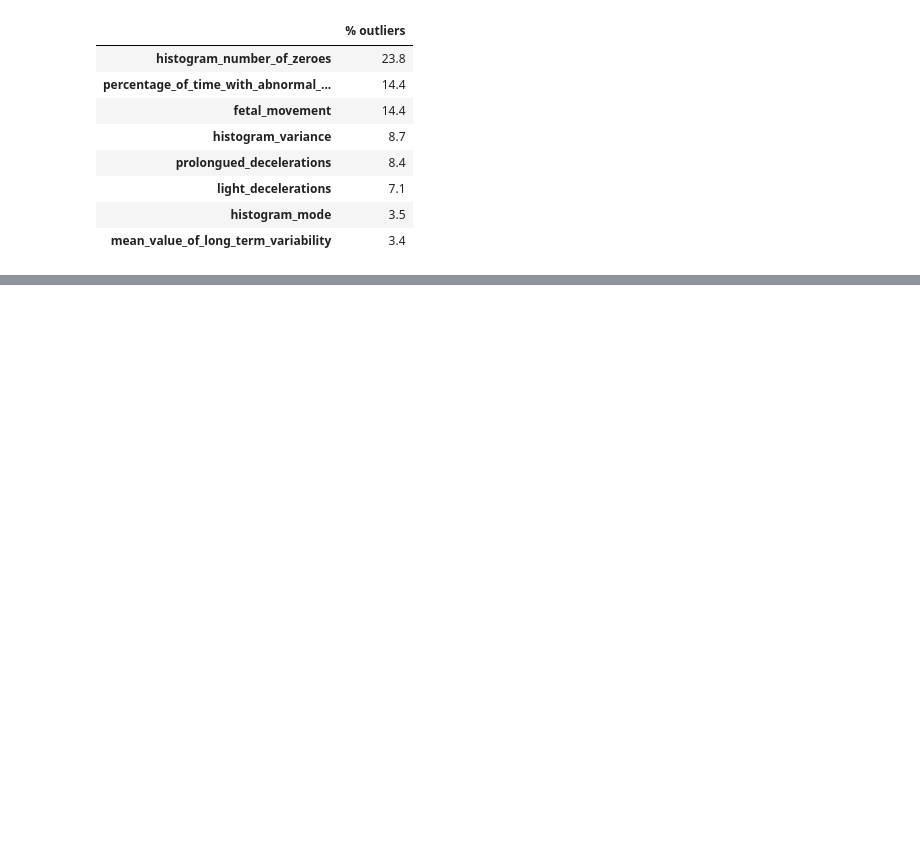
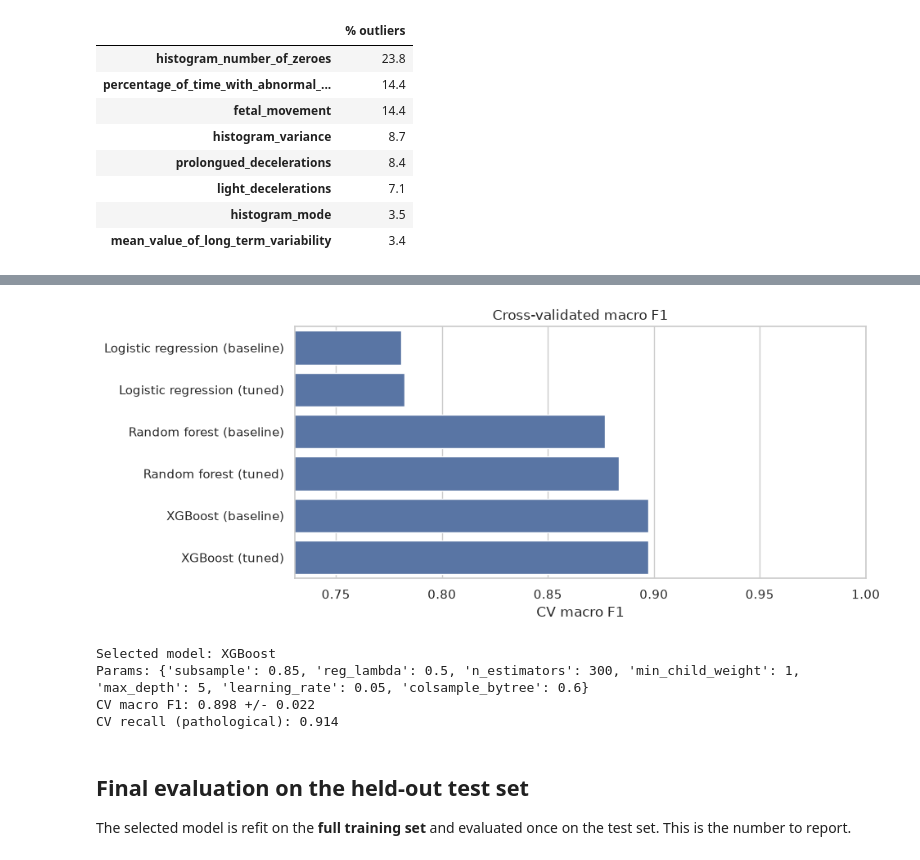
Before and after one commit to onchonga-programmer/datatalks, a Jupyter notebook: ml_zoomcamp/projects/fetal_health_classifier/notebooks/analysis.ipynb, the cells around one changed output, grey strips where cells are left out. Drawn from its saved outputs; the diff is of its cells as text; code cells hidden in the pictures; blank space fills up the shorter version.

Commit message:
compare models and choose the best performing

```diff
--- a/ml_zoomcamp/projects/fetal_health_classifier/notebooks/analysis.ipynb
+++ b/ml_zoomcamp/projects/fetal_health_classifier/notebooks/analysis.ipynb
@@ -219,0 +332,10 @@ df.to_csv('../data/fetal_health_cleaned.csv', index=False)
+# %%
+MODEL_NAMES = {"logreg": "Logistic regression", "rf": "Random forest", "xgb": "XGBoost"}
+
+baseline_rows = []
+for name in MODEL_NAMES:
+    res = cv_evaluate(name, {}, X_train, y_train)
+    baseline_rows.append({"model": MODEL_NAMES[name], "stage": "baseline", **res})
+
+baseline = pd.DataFrame(baseline_rows)
+baseline.round(3)
@@ -219,0 +381,9 @@ df.to_csv('../data/fetal_health_cleaned.csv', index=False)
+# %%
+search_results = {}
+for name in MODEL_NAMES:
+    print(f"Tuning {MODEL_NAMES[name]} ...")
+    search_results[name] = random_search(name)
+
+best_params = {name: res.loc[0, "params"] for name, res in search_results.items()}
+for name, p in best_params.items():
+    print(f"\n{MODEL_NAMES[name]} best params:", p)
@@ -219,0 +413,12 @@ df.to_csv('../data/fetal_health_cleaned.csv', index=False)
+# %%
+tuned_rows = []
+for name in MODEL_NAMES:
+    best = search_results[name].iloc[0]
+    tuned_rows.append({
+        "model": MODEL_NAMES[name], "stage": "tuned",
+        **{k: best[k] for k in ["macro_f1", "macro_f1_std"] + [f"recall_{c}" for c in CLASS_NAMES]},
+    })
+
+comparison = pd.concat([baseline, pd.DataFrame(tuned_rows)], ignore_index=True)
+comparison = comparison.sort_values(["model", "stage"]).reset_index(drop=True)
+comparison.round(3)
@@ -219,0 +433,33 @@ df.to_csv('../data/fetal_health_cleaned.csv', index=False)
+# %%
+plot_df = comparison.copy()
+plot_df["label"] = plot_df["model"] + " (" + plot_df["stage"] + ")"
+
+fig, ax = plt.subplots(figsize=(9, 4))
+sns.barplot(data=plot_df, y="label", x="macro_f1", ax=ax, orient="h")
+ax.set_xlabel("CV macro F1")
+ax.set_ylabel("")
+ax.set_xlim(max(0, plot_df["macro_f1"].min() - 0.05), 1)
+ax.set_title("Cross-validated macro F1")
+plt.show()
+# %% [output]
+[figure, added]
+# %%
+# Selection rule: highest tuned CV macro F1; recall on the pathological class is the tie-breaker
+tuned = comparison[comparison["stage"] == "tuned"].copy()
+tuned = tuned.sort_values(["macro_f1", "recall_pathological"], ascending=False)
+best_row = tuned.iloc[0]
+BEST_NAME = next(k for k, v in MODEL_NAMES.items() if v == best_row["model"])
+
+print("Selected model:", MODEL_NAMES[BEST_NAME])
+print("Params:", best_params[BEST_NAME])
+print(f"CV macro F1: {best_row['macro_f1']:.3f} +/- {best_row['macro_f1_std']:.3f}")
+print(f"CV recall (pathological): {best_row['recall_pathological']:.3f}")
+# %% [output]
+Selected model: XGBoost
+Params: {'subsample': 0.85, 'reg_lambda': 0.5, 'n_estimators': 300, 'min_child_weight': 1, 'max_depth': 5, 'learning_rate': 0.05, 'colsample_bytree': 0.6}
+CV macro F1: 0.898 +/- 0.022
+CV recall (pathological): 0.914
+# %% [markdown]
+##  Final evaluation on the held-out test set
+
+The selected model is refit on the **full training set** and evaluated once on the test set. This is the number to report.
```
Also changed, not shown: parts of 23 cells of this notebook, 1 other file.
